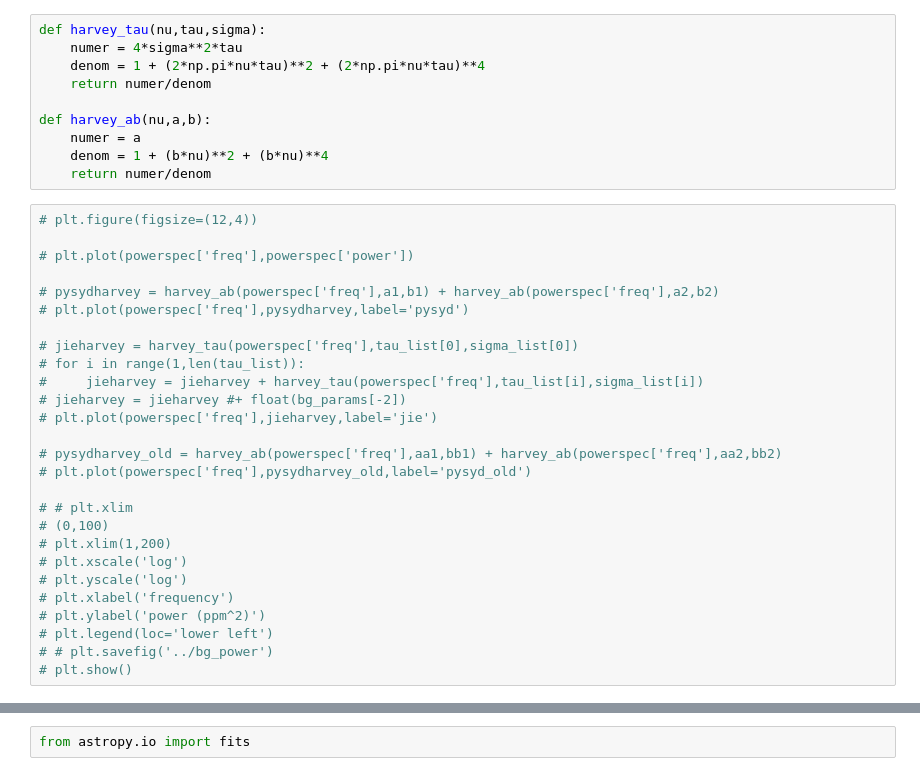
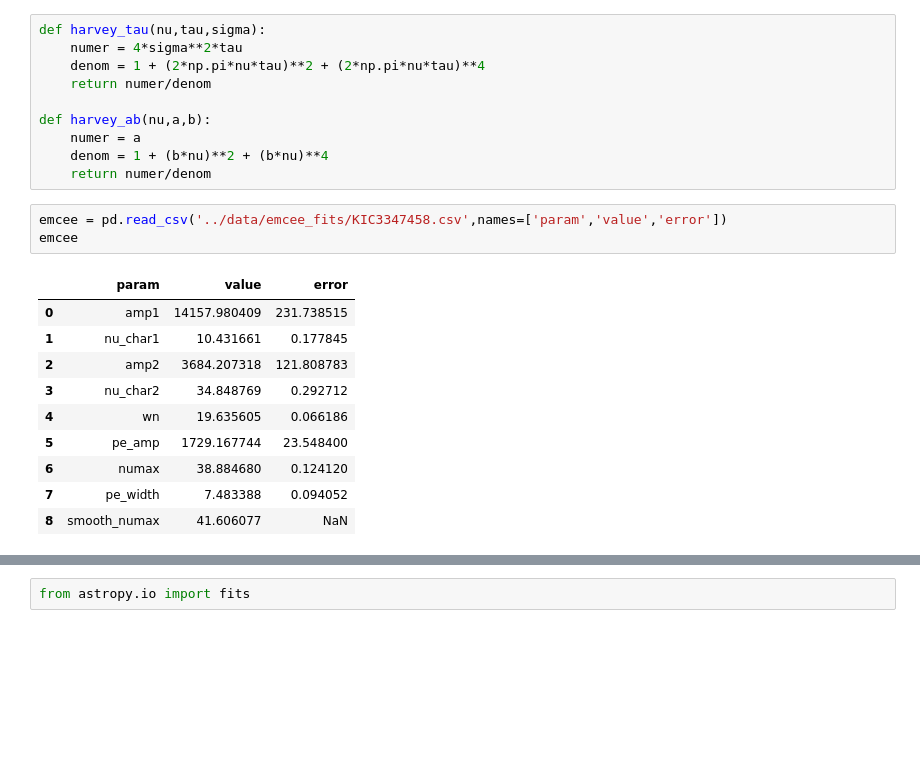
Before and after one commit to courtcraw/Notebooks, a Jupyter notebook: bg_comparisons.ipynb, the cells around one changed output, grey strips where cells are left out. Drawn from its saved outputs; the diff is of its cells as text; blank space fills up the shorter version.

```diff
--- a/bg_comparisons.ipynb
+++ b/bg_comparisons.ipynb
@@ -162,29 +162,16 @@ def harvey_ab(nu,a,b):
     denom = 1 + (b*nu)**2 + (b*nu)**4
     return numer/denom
 # %%
-# plt.figure(figsize=(12,4))
-
-# plt.plot(powerspec['freq'],powerspec['power'])
-
-# pysydharvey = harvey_ab(powerspec['freq'],a1,b1) + harvey_ab(powerspec['freq'],a2,b2)
-# plt.plot(powerspec['freq'],pysydharvey,label='pysyd')
-
-# jieharvey = harvey_tau(powerspec['freq'],tau_list[0],sigma_list[0])
-# for i in range(1,len(tau_list)):
-#     jieharvey = jieharvey + harvey_tau(powerspec['freq'],tau_list[i],sigma_list[i])
-# jieharvey = jieharvey #+ float(bg_params[-2])
-# plt.plot(powerspec['freq'],jieharvey,label='jie')
-
-# pysydharvey_old = harvey_ab(powerspec['freq'],aa1,bb1) + harvey_ab(powerspec['freq'],aa2,bb2)
-# plt.plot(powerspec['freq'],pysydharvey_old,label='pysyd_old')
-
-# # plt.xlim
-# (0,100)
-# plt.xlim(1,200)
-# plt.xscale('log')
-# plt.yscale('log')
-# plt.xlabel('frequency')
-# plt.ylabel('power (ppm^2)')
-# plt.legend(loc='lower left')
-# # plt.savefig('../bg_power')
-# plt.show()
+emcee = pd.read_csv('../data/emcee_fits/KIC3347458.csv',names=['param','value','error'])
+emcee
+# %% [output]
+|  | param | value | error |
+| 0 | amp1 | 14157.980409 | 231.738515 |
+| 1 | nu_char1 | 10.431661 | 0.177845 |
+| 2 | amp2 | 3684.207318 | 121.808783 |
+| 3 | nu_char2 | 34.848769 | 0.292712 |
+| 4 | wn | 19.635605 | 0.066186 |
+| 5 | pe_amp | 1729.167744 | 23.548400 |
+| 6 | numax | 38.884680 | 0.124120 |
+| 7 | pe_width | 7.483388 | 0.094052 |
+| 8 | smooth_numax | 41.606077 | NaN |
```
Also changed, not shown: parts of 4 cells of this notebook, 1 other file.
